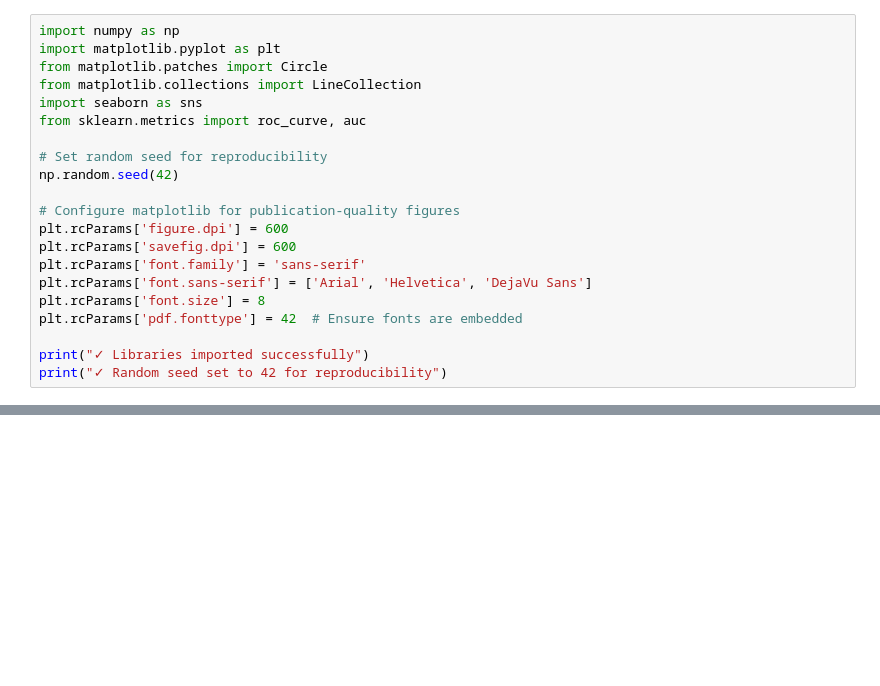
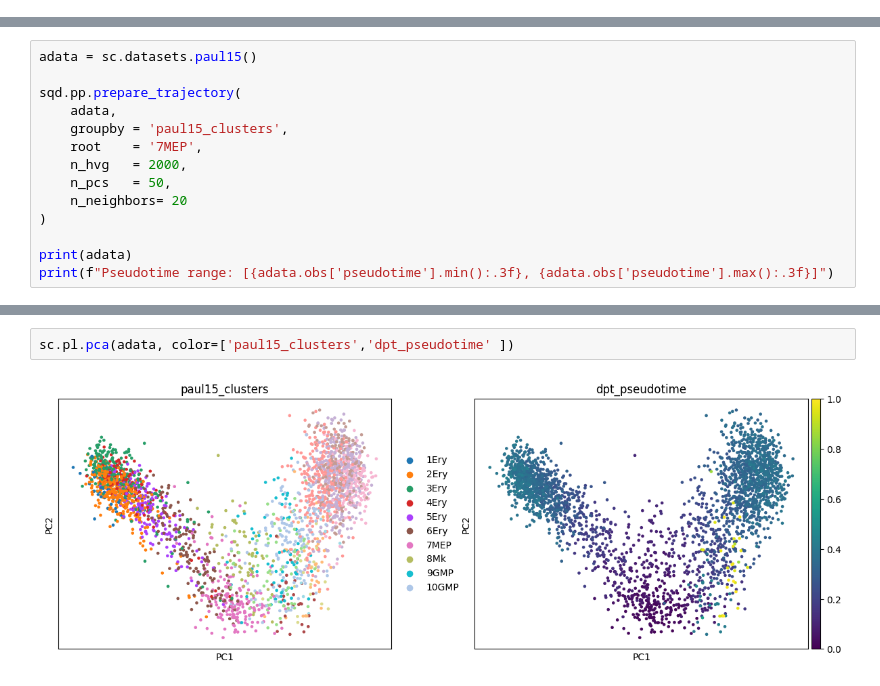
Before and after one commit to manarai/scJDO, a Jupyter notebook: Figures_notebook/Figure3.ipynb, the cells around one changed output, grey strips where cells are left out. Cells and saved outputs as stored; diff of their text form; blank space fills up the shorter version.

```diff
--- a/Figures_notebook/Figure3.ipynb
+++ b/Figures_notebook/Figure3.ipynb
@@ -30,21 +0,0 @@ We use standard Python scientific libraries. No special dependencies required!
-# %%
-import numpy as np
-import matplotlib.pyplot as plt
-from matplotlib.patches import Circle
-from matplotlib.collections import LineCollection
-import seaborn as sns
-from sklearn.metrics import roc_curve, auc
-
-# Set random seed for reproducibility
-np.random.seed(42)
-
-# Configure matplotlib for publication-quality figures
-plt.rcParams['figure.dpi'] = 600
-plt.rcParams['savefig.dpi'] = 600
-plt.rcParams['font.family'] = 'sans-serif'
-plt.rcParams['font.sans-serif'] = ['Arial', 'Helvetica', 'DejaVu Sans']
-plt.rcParams['font.size'] = 8
-plt.rcParams['pdf.fonttype'] = 42  # Ensure fonts are embedded
-
-print("✓ Libraries imported successfully")
-print("✓ Random seed set to 42 for reproducibility")
@@ -680,0 +30,14 @@ For issues or questions, please open an issue on GitHub or contact the authors.
+# %%
+adata = sc.datasets.paul15()
+
+sqd.pp.prepare_trajectory(
+    adata,
+    groupby = 'paul15_clusters',
+    root    = '7MEP',
+    n_hvg   = 2000,
+    n_pcs   = 50,
+    n_neighbors= 20
+)
+
+print(adata)
+print(f"Pseudotime range: [{adata.obs['pseudotime'].min():.3f}, {adata.obs['pseudotime'].max():.3f}]")
@@ -680,0 +100,4 @@ For issues or questions, please open an issue on GitHub or contact the authors.
+# %%
+sc.pl.pca(adata, color=['paul15_clusters','dpt_pseudotime' ])
+# %% [output]
+[figure, added]
```
Also changed, not shown: parts of 49 cells of this notebook, 25 other files.
